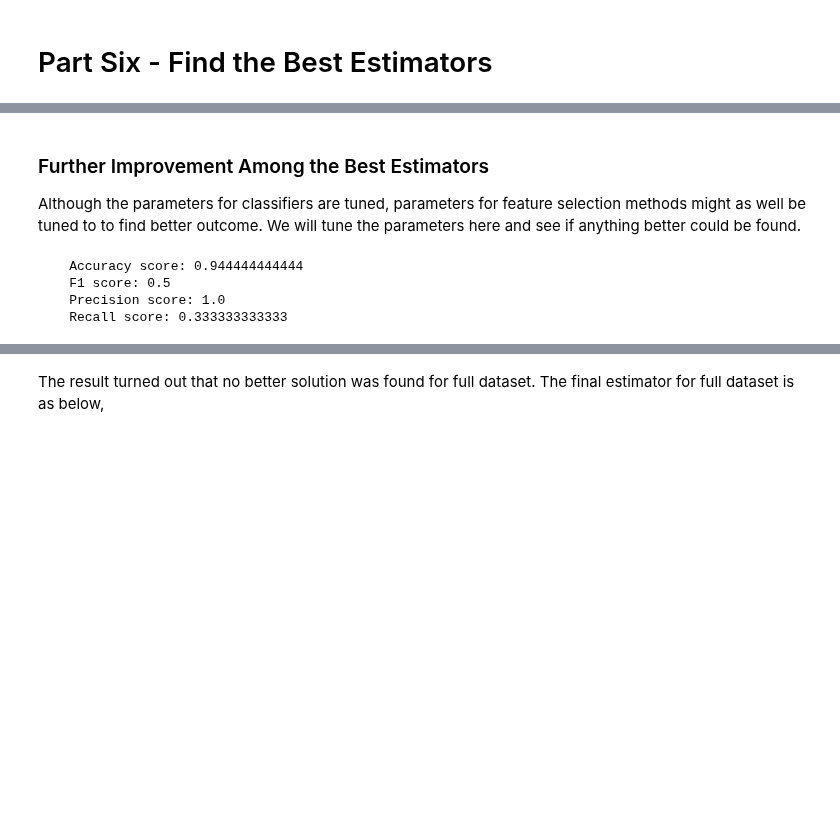
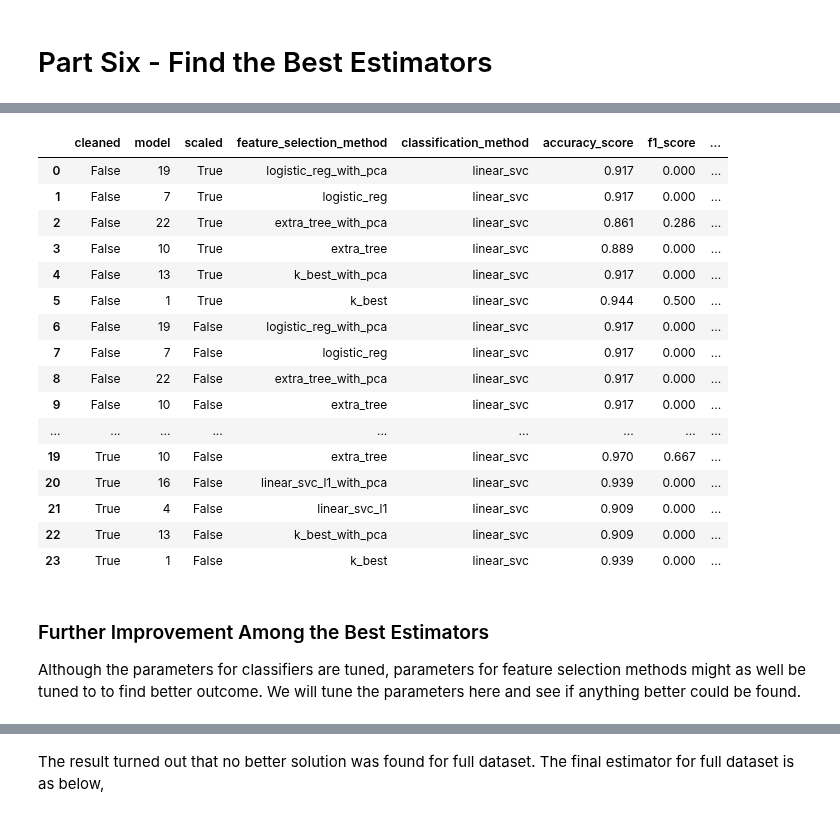
Before and after one commit to yyforyongyu/fraud-detection-enron, a Jupyter notebook: final_project/poi_id.ipynb, the cells around one changed output, grey strips where cells are left out. Saved outputs shown, nothing was run; the diff lists cells and outputs as text; code cells hidden in the pictures; blank space fills up the shorter version.

```diff
--- a/final_project/poi_id.ipynb
+++ b/final_project/poi_id.ipynb
@@ -1067,3 +1130,23 @@ Model 2
+# %%
+pd.read_csv("result.csv")
+# %% [output]
+|  | cleaned | model | scaled | feature_selection_method | classification_method | accuracy_score | f1_score | ... |
+| 0 | False | 19 | True | logistic_reg_with_pca | linear_svc | 0.917 | 0.000 | ... |
+| 1 | False | 7 | True | logistic_reg | linear_svc | 0.917 | 0.000 | ... |
+| 2 | False | 22 | True | extra_tree_with_pca | linear_svc | 0.861 | 0.286 | ... |
+| 3 | False | 10 | True | extra_tree | linear_svc | 0.889 | 0.000 | ... |
+| 4 | False | 13 | True | k_best_with_pca | linear_svc | 0.917 | 0.000 | ... |
+| 5 | False | 1 | True | k_best | linear_svc | 0.944 | 0.500 | ... |
+| 6 | False | 19 | False | logistic_reg_with_pca | linear_svc | 0.917 | 0.000 | ... |
+| 7 | False | 7 | False | logistic_reg | linear_svc | 0.917 | 0.000 | ... |
+| 8 | False | 22 | False | extra_tree_with_pca | linear_svc | 0.917 | 0.000 | ... |
+| 9 | False | 10 | False | extra_tree | linear_svc | 0.917 | 0.000 | ... |
+| ... | ... | ... | ... | ... | ... | ... | ... | ... |
+| 19 | True | 10 | False | extra_tree | linear_svc | 0.970 | 0.667 | ... |
+| 20 | True | 16 | False | linear_svc_l1_with_pca | linear_svc | 0.939 | 0.000 | ... |
+| 21 | True | 4 | False | linear_svc_l1 | linear_svc | 0.909 | 0.000 | ... |
+| 22 | True | 13 | False | k_best_with_pca | linear_svc | 0.909 | 0.000 | ... |
+| 23 | True | 1 | False | k_best | linear_svc | 0.939 | 0.000 | ... |
 # %% [markdown]
 ### Further Improvement Among the Best Estimators
 Although the parameters for classifiers are tuned, parameters for feature selection methods might as well be tuned to to find better outcome. We will tune the parameters here and see if anything better could be found.
@@ -1079,11 +1159,6 @@ features_train, features_test, labels_train, labels_test = trainTestSplit(my_ful
 # %%
-kbest_linearsvc = GridSearchCV(pipeline_kbest_linearsvc, param_k_best)
-kbest_linearsvc.fit(features_train, labels_train)
-labels_pred = kbest_linearsvc.predict(features_test)
-evaluateModel(labels_test, labels_pred)
+#kbest_linearsvc = GridSearchCV(pipeline_kbest_linearsvc, param_k_best)
+#kbest_linearsvc.fit(features_train, labels_train)
+#labels_pred = kbest_linearsvc.predict(features_test)
+#evaluateModel(labels_test, labels_pred)
-# %% [output]
-    Accuracy score: 0.944444444444
-    F1 score: 0.5
-    Precision score: 1.0
-    Recall score: 0.333333333333
 # %%
```
Also changed, not shown: parts of 21 cells of this notebook, 1 other file.
